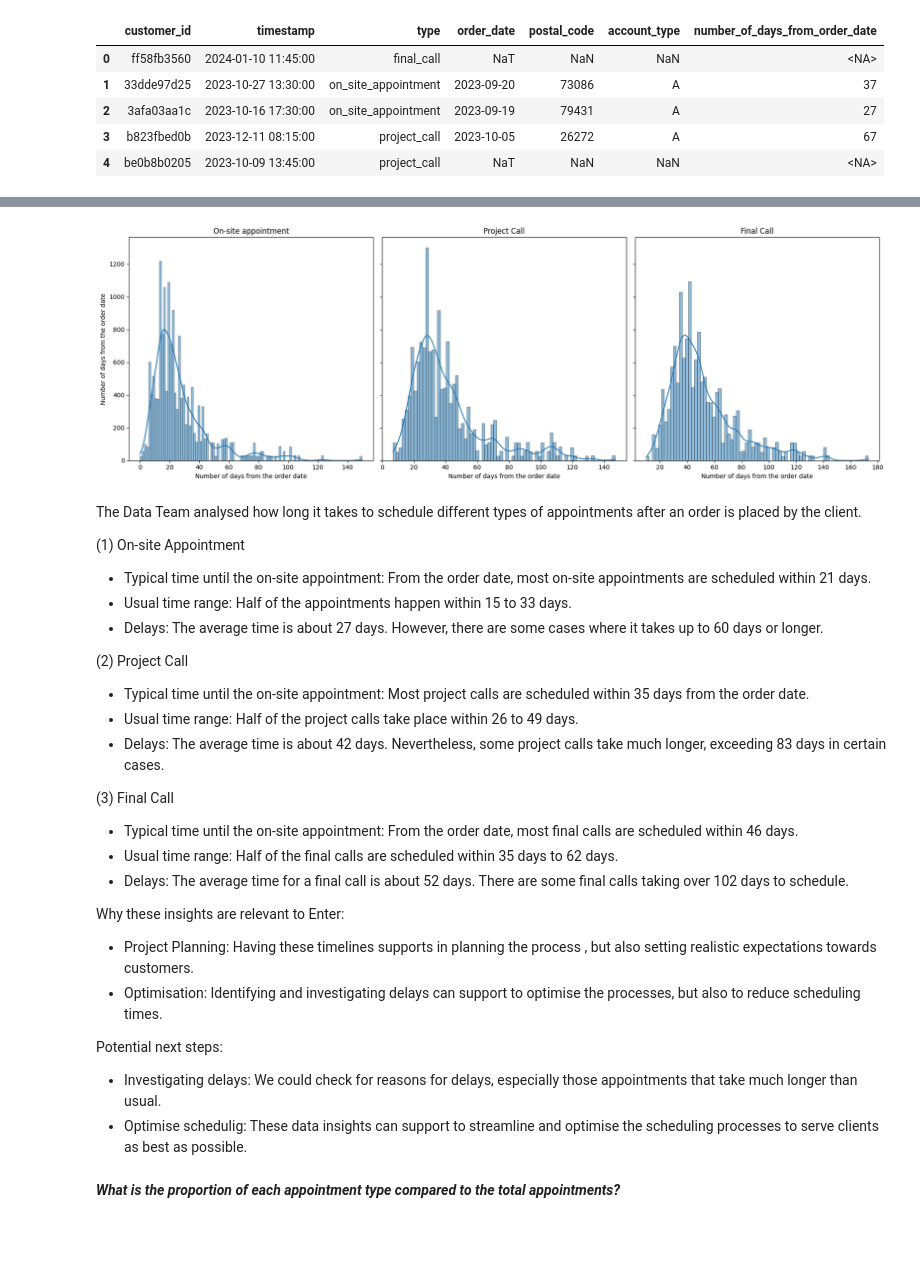
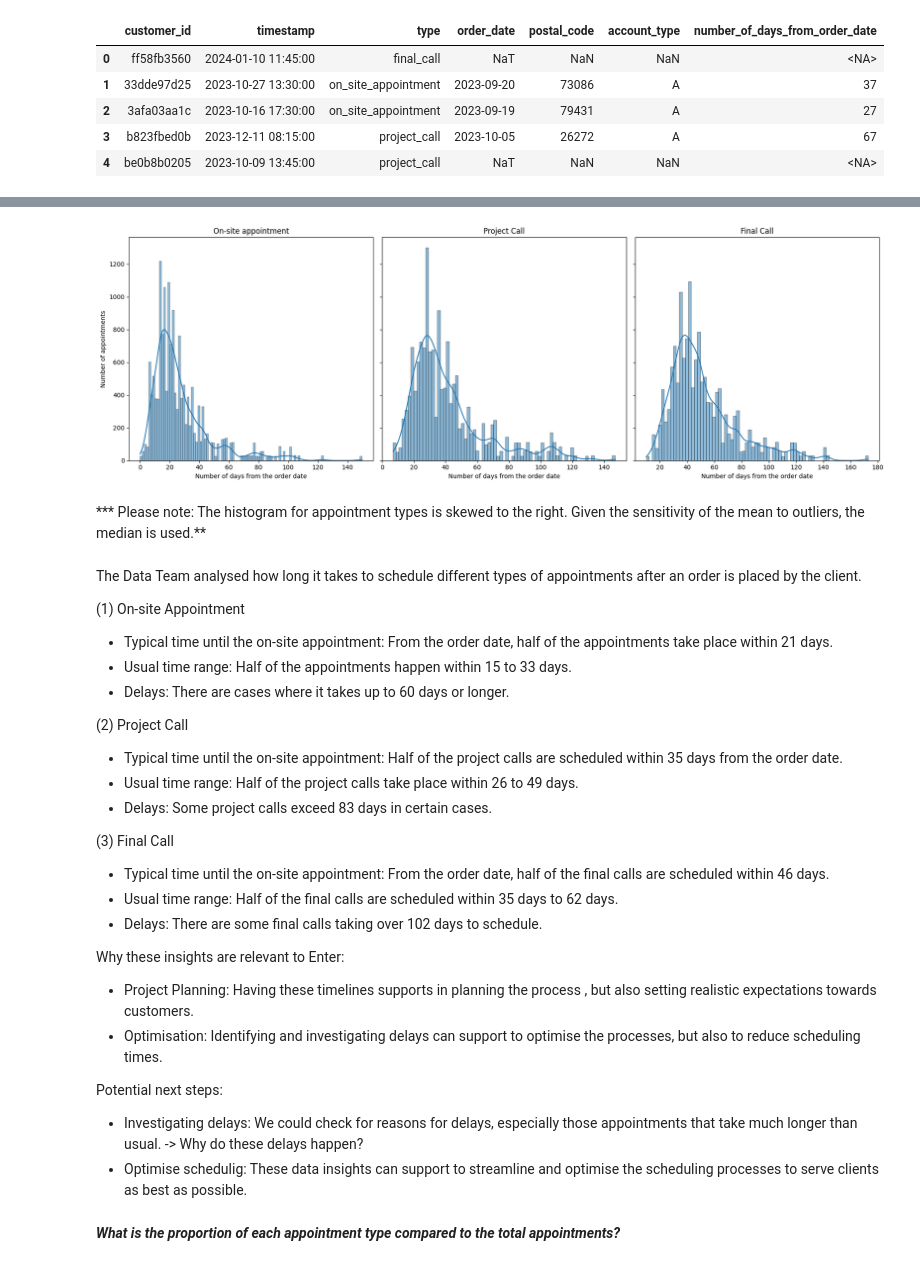
Before and after one commit to KatharinaZml/Data-Challenge, a Jupyter notebook: BI_Analyst_Challenge.ipynb, the cells around one changed output, grey strips where cells are left out. Drawn from its saved outputs; the diff is of its cells as text; code cells hidden in the pictures; blank space fills up the shorter version.

Commit message:
Typo check

```diff
--- a/BI_Analyst_Challenge.ipynb
+++ b/BI_Analyst_Challenge.ipynb
@@ -193,55 +227,57 @@ merged_df.head()
 # %%
 # Filting for each app. type
 
 on_site_appointment = merged_df[merged_df['type'] == 'on_site_appointment']
 project_call = merged_df[merged_df['type'] == 'project_call']
 final_call = merged_df[merged_df['type'] == 'final_call']
 
 # Creating subplots
 fig, axes = plt.subplots(1, 3, figsize=(18, 6), sharey=True)
 
 # Creating the boxplots
 
 sns.histplot(x='number_of_days_from_order_date', data=on_site_appointment, ax=axes[0], kde = True)
 axes[0].set_title('On-site appointment')
 axes[0].set_xlabel('Number of days from the order date')
 
 sns.histplot(x='number_of_days_from_order_date', data=project_call, ax=axes[1], kde = True)
 axes[1].set_title('Project Call')
 axes[1].set_xlabel('Number of days from the order date')
 
 sns.histplot(x='number_of_days_from_order_date', data=final_call, ax=axes[2], kde = True)
 axes[2].set_title('Final Call')
 axes[2].set_xlabel('Number of days from the order date')
 
 # Setting common y-label
-axes[0].set_ylabel('Number of days from the order date')
+axes[0].set_ylabel('Number of appointments')
 
 # Adjusting the layout
 plt.tight_layout()
 plt.show()
 # %% [output]
-[figure, old version]
+[figure, new version]
+# %% [markdown]
+*** Please note: The histogram for appointment types is skewed to the right. Given the sensitivity of the mean to outliers, the median is used.**
 # %% [markdown]
 The Data Team analysed how long it takes to schedule different types of appointments after an order is placed by the client.
 
 (1) On-site Appointment
 
-- Typical time until the on-site appointment: From the order date, most on-site appointments are scheduled within 21 days.
+- Typical time until the on-site appointment: From the order date, half of the appointments take place within 21 days.
 - Usual time range: Half of the appointments happen within 15 to 33 days.
-- Delays: The average time is about 27 days. However, there are some cases where it takes up to 60 days or longer.
+- Delays: There are cases where it takes up to 60 days or longer.
 
 (2) Project Call
 
-- Typical time until the on-site appointment: Most project calls are scheduled within 35 days from the order date.
+- Typical time until the on-site appointment: Half of the project calls are scheduled within 35 days from the order date.
 - Usual time range: Half of the project calls take place within 26 to 49 days.
-- Delays: The average time is about 42 days. Nevertheless, some project calls take much longer, exceeding 83 days in certain cases.
+- Delays: Some project calls exceed 83 days in certain cases.
 
 (3) Final Call
 
-- Typical time until the on-site appointment: From the order date, most final calls are scheduled within 46 days.
+- Typical time until the on-site appointment: From the order date, half of the final calls are scheduled within 46 days.
 - Usual time range: Half of the final calls are scheduled within 35 days to 62 days.
-- Delays: The average time for a final call is about 52 days. There are some final calls taking over 102 days to schedule.
+- Delays: There are some final calls taking over 102 days to schedule.
 
 Why these insights are relevant to Enter:
 
@@ -250,7 +286,7 @@ Why these insights are relevant to Enter:
 
 Potential next steps:
 
-- Investigating delays: We could check for reasons for delays,  especially those appointments that take much longer than usual.
+- Investigating delays: We could check for reasons for delays,  especially those appointments that take much longer than usual. -> Why do these delays happen?
 - Optimise schedulig: These data insights can support to streamline and optimise the scheduling processes to serve clients as best as possible.
 # %% [markdown]
 ***What is the proportion of each appointment type compared to the total appointments?***
```
Also changed, not shown: parts of 17 cells of this notebook.
